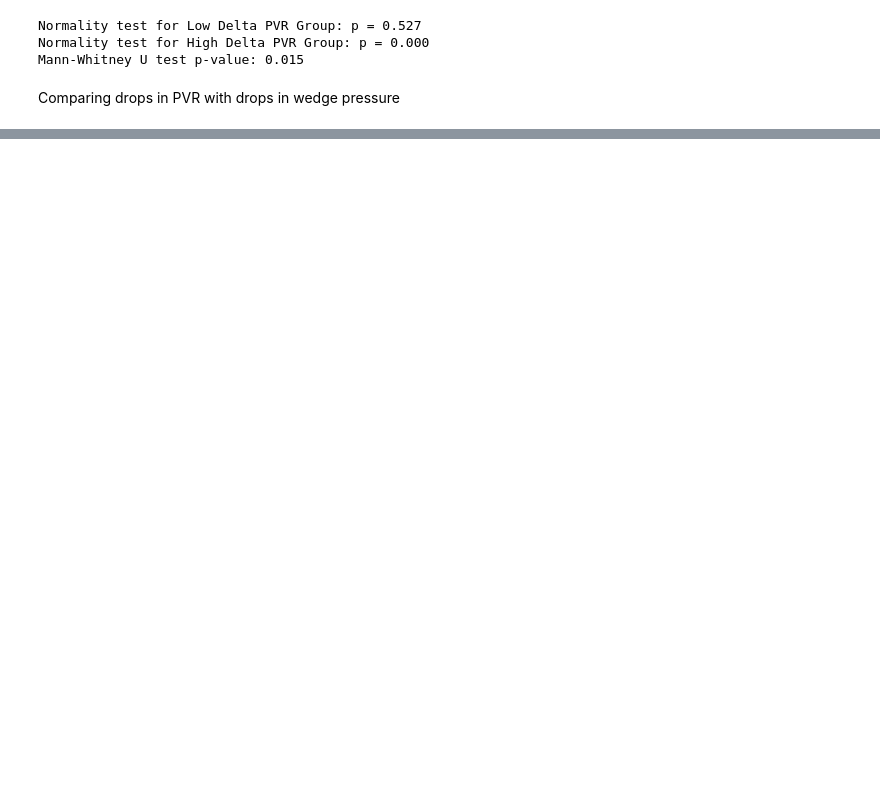
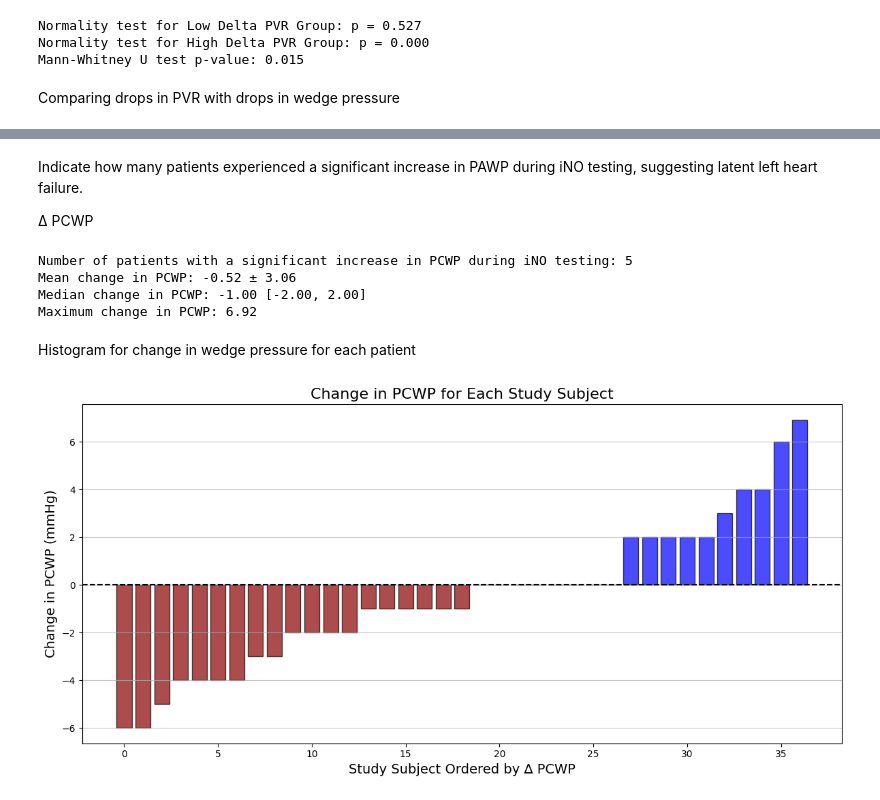
Before and after one commit to dstrick17/Vasoreactivity-Testing-in-Group-3-Pulmonary-Hypertension, a Jupyter notebook: all_code.ipynb, the cells around one changed output, grey strips where cells are left out. Drawn from its saved outputs; the diff is of its cells as text; code cells hidden in the pictures; blank space fills up the shorter version.

```diff
--- a/all_code.ipynb
+++ b/all_code.ipynb
@@ -688,0 +788,74 @@ The difference in PCWP change between the two groups is statistically significan
+# %% [markdown]
+Indicate how many patients experienced a significant increase in PAWP during iNO testing, suggesting latent left heart failure.
+
+∆ PCWP
+# %%
+import pandas as pd
+
+# Load the dataset
+file_path = "C:\\Users\\danst\\codedan\\group3\\group3_data.xlsx"
+df = pd.read_excel(file_path)
+
+# Ensure the data does not contain NaN values in the relevant column
+df = df.dropna(subset=['∆ PCWP'])  # Adjust column name as necessary
+
+# Define the threshold for significant increase in PCWP
+threshold_increase = 2  # Example threshold in mmHg
+
+# Count the number of patients with a significant increase in PCWP
+significant_increase_count = df[df['∆ PCWP'] > threshold_increase].shape[0]
+
+# Calculate descriptive statistics
+mean_change = df['∆ PCWP'].mean()
+std_change = df['∆ PCWP'].std()
+median_change = df['∆ PCWP'].median()
+q1_change = df['∆ PCWP'].quantile(0.25)
+q3_change = df['∆ PCWP'].quantile(0.75)
+max_change = df['∆ PCWP'].max()
+
+# Print the results
+print(f'Number of patients with a significant increase in PCWP during iNO testing: {significant_increase_count}')
+print(f'Mean change in PCWP: {mean_change:.2f} ± {std_change:.2f}')
+print(f'Median change in PCWP: {median_change:.2f} [{q1_change:.2f}, {q3_change:.2f}]')
+print(f'Maximum change in PCWP: {max_change:.2f}')
+# %% [output]
+Number of patients with a significant increase in PCWP during iNO testing: 5
+Mean change in PCWP: -0.52 ± 3.06
+Median change in PCWP: -1.00 [-2.00, 2.00]
+Maximum change in PCWP: 6.92
+# %% [markdown]
+Histogram for change in wedge pressure for each patient
+# %%
+import pandas as pd
+import matplotlib.pyplot as plt
+
+# Load the dataset
+file_path = "C:\\Users\\danst\\codedan\\group3\\group3_data.xlsx"
+df = pd.read_excel(file_path)
+
+
+# Sort the DataFrame by ∆ PCWP in ascending order
+df_sorted = df.sort_values(by='∆ PCWP', ascending=True).reset_index(drop=True)
+
+# Create a vertical bar plot
+plt.figure(figsize=(12, 6))
+bars = plt.bar(df_sorted.index, df_sorted['∆ PCWP'], color=['blue' if x > 0 else 'darkred' for x in df_sorted['∆ PCWP']], alpha=0.7, edgecolor='black')
+
+# Add titles and labels
+plt.title('Change in PCWP for Each Study Subject', fontsize=16)
+plt.xlabel('Study Subject Ordered by ∆ PCWP', fontsize=14)
+plt.ylabel('Change in PCWP (mmHg)', fontsize=14)
+
+# Draw a horizontal line at zero for reference
+plt.axhline(y=0, color='black', linewidth=1.5, linestyle='--')
+
+# Show grid
+plt.grid(axis='y', alpha=0.75)
+
+# Adjust layout to prevent clipping of tick-labels
+plt.tight_layout()
+
+# Show the plot
+plt.show()
+# %% [output]
+[figure, added]
```
Also changed, not shown: parts of 11 cells of this notebook.
